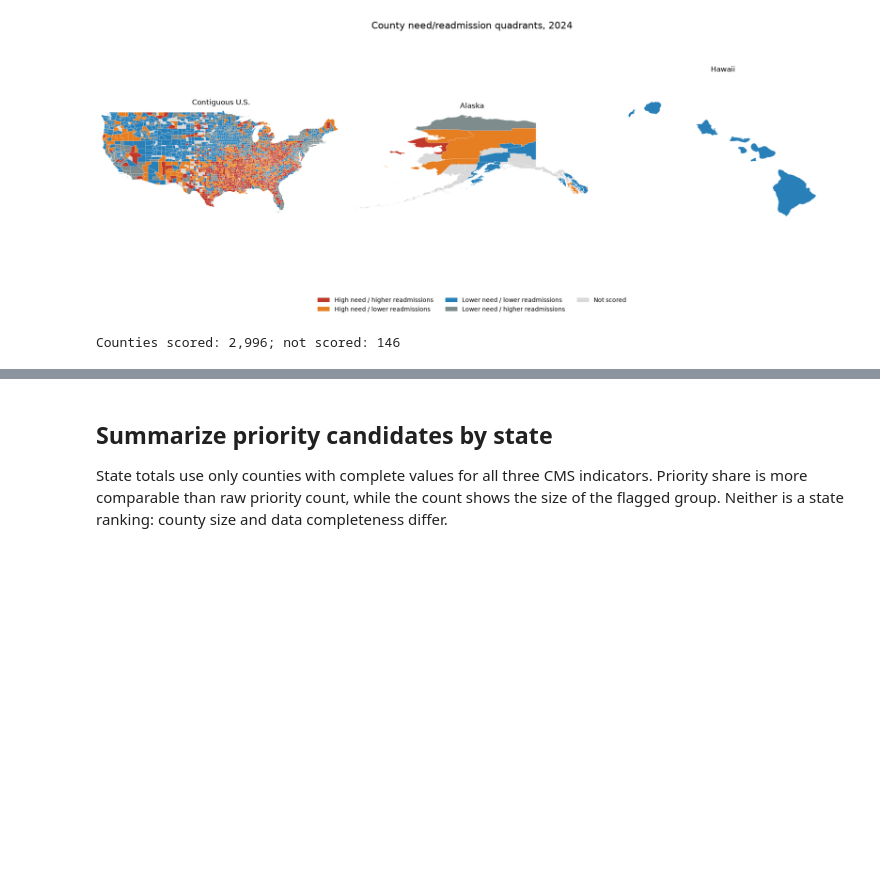
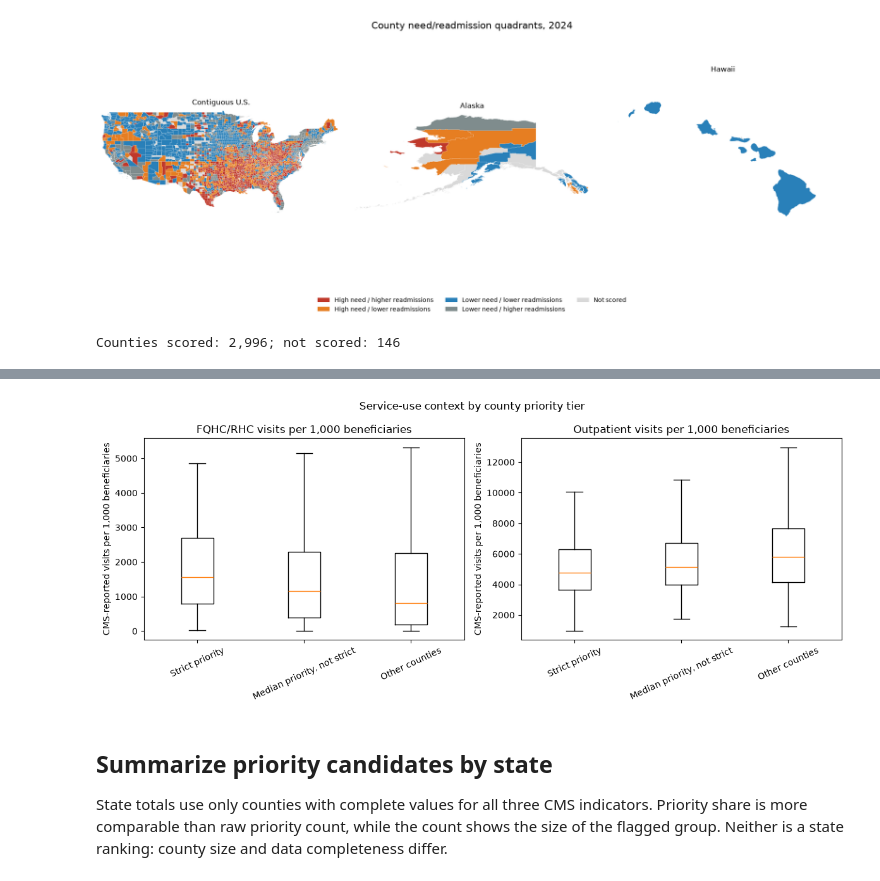
Before and after one commit to jho-code/Portfolio, a Jupyter notebook: projects/healthcare-access/notebooks/04_merge_analysis.ipynb, the cells around one changed output, grey strips where cells are left out. Saved outputs shown, nothing was run; the diff lists cells and outputs as text; code cells hidden in the pictures; blank space fills up the shorter version.

```diff
--- a/projects/healthcare-access/notebooks/04_merge_analysis.ipynb
+++ b/projects/healthcare-access/notebooks/04_merge_analysis.ipynb
@@ -480,3 +712,23 @@ Counties scored: 2,996; not scored: 146
+# %%
+fig, axes = plt.subplots(1, 2, figsize=(12, 5))
+service_use_metrics = [
+    ("FQHC_RHC_VISITS_PER_1000_BENES", "FQHC/RHC visits per 1,000 beneficiaries"),
+    ("OP_VISITS_PER_1000_BENES", "Outpatient visits per 1,000 beneficiaries"),
+]
+for ax, (column, title) in zip(axes, service_use_metrics):
+    tier_values = [
+        score_df.loc[score_df["PriorityTier"] == tier, column].dropna()
+        for tier in priority_tier_order
+    ]
+    ax.boxplot(tier_values, tick_labels=priority_tier_order, showfliers=False)
+    ax.set_title(title)
+    ax.set_ylabel("CMS-reported visits per 1,000 beneficiaries")
+    ax.tick_params(axis="x", labelrotation=25)
+fig.suptitle("Service-use context by county priority tier")
+fig.tight_layout()
+plt.show()
+# %% [output]
+[figure, added]
 # %% [markdown]
 ## Summarize priority candidates by state
 
```
Also changed, not shown: parts of 12 cells of this notebook.
